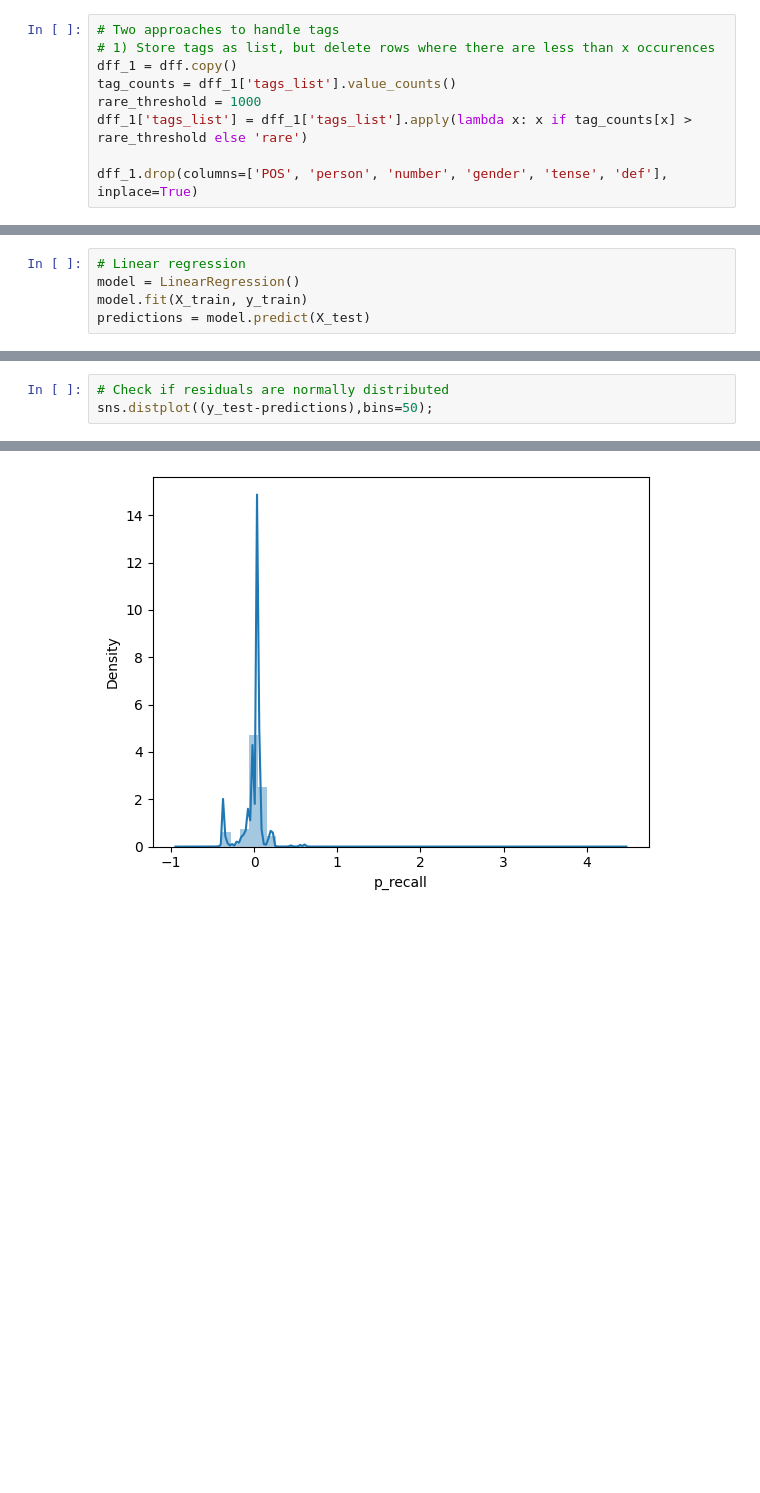
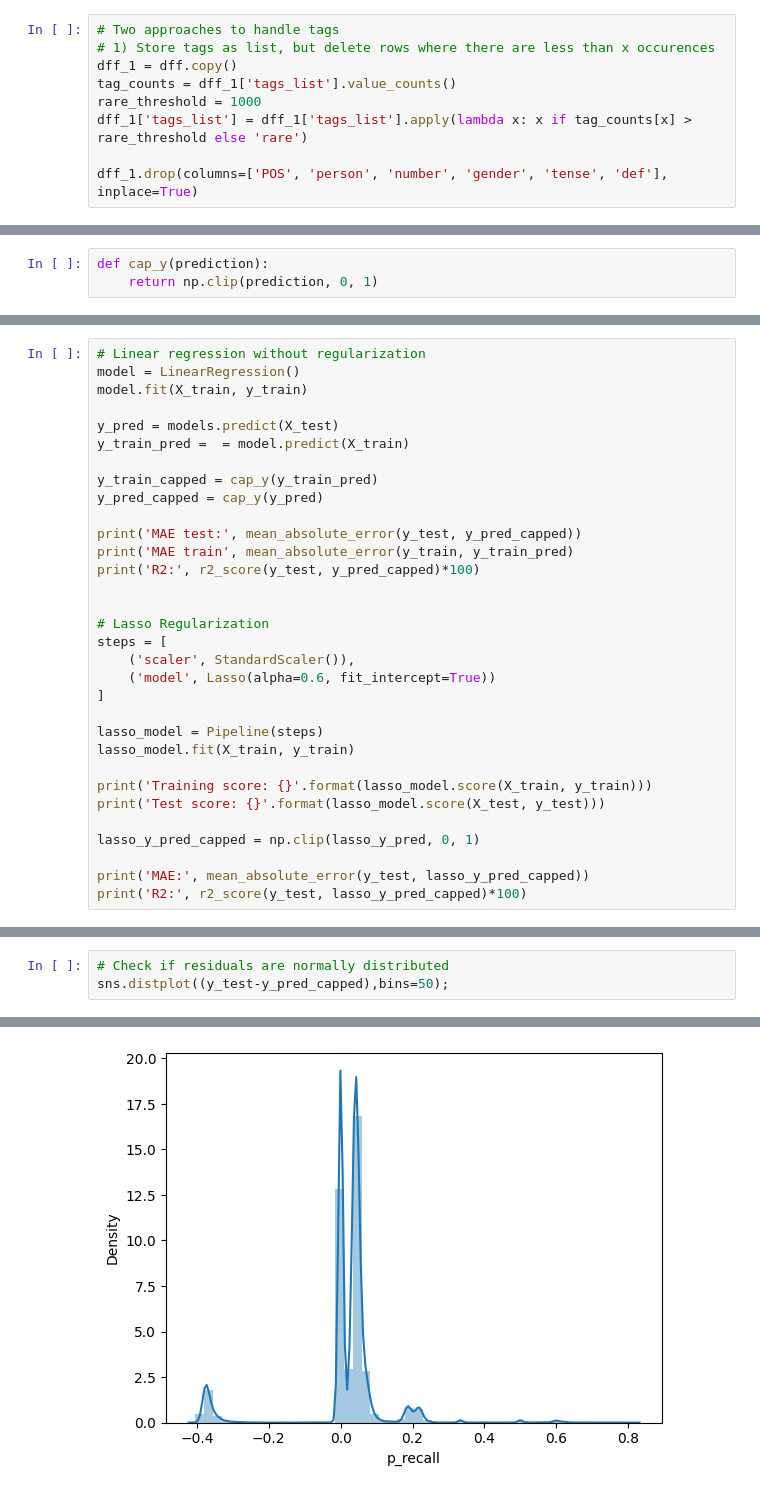
Before and after one commit to juliakubisa/spaced_repetition_algorithm, a Jupyter notebook: notebooks/baseline_models.ipynb, the cells around one changed output, grey strips where cells are left out. Drawn from its saved outputs; the diff is of its cells as text; blank space fills up the shorter version.

Commit message:
full pipeline

```diff
--- a/notebooks/baseline_models.ipynb
+++ b/notebooks/baseline_models.ipynb
@@ -162,0 +149,3 @@ X_test_scaled = scaler.transform(X_test)
+# %%
+def cap_y(prediction):
+    return np.clip(prediction, 0, 1)
@@ -163,5 +264,32 @@ X_test_scaled = scaler.transform(X_test)
 # %%
-# Linear regression
+# Linear regression without regularization
 model = LinearRegression()
 model.fit(X_train, y_train)
-predictions = model.predict(X_test)
+
+y_pred = models.predict(X_test)
+y_train_pred =  = model.predict(X_train)
+
+y_train_capped = cap_y(y_train_pred)
+y_pred_capped = cap_y(y_pred)
+
+print('MAE test:', mean_absolute_error(y_test, y_pred_capped))
+print('MAE train', mean_absolute_error(y_train, y_train_pred)
+print('R2:', r2_score(y_test, y_pred_capped)*100)
+
+
+# Lasso Regularization
+steps = [
+    ('scaler', StandardScaler()),
+    ('model', Lasso(alpha=0.6, fit_intercept=True))
+]
+
+lasso_model = Pipeline(steps)
+lasso_model.fit(X_train, y_train)
+
+print('Training score: {}'.format(lasso_model.score(X_train, y_train)))
+print('Test score: {}'.format(lasso_model.score(X_test, y_test)))
+
+lasso_y_pred_capped = np.clip(lasso_y_pred, 0, 1)
+
+print('MAE:', mean_absolute_error(y_test, lasso_y_pred_capped))
+print('R2:', r2_score(y_test, lasso_y_pred_capped)*100)
@@ -174,6 +300,6 @@ R2: 75.08412762305295
 # %%
 # Check if residuals are normally distributed
-sns.distplot((y_test-predictions),bins=50);
+sns.distplot((y_test-y_pred_capped),bins=50);
 # %% [output]
 `distplot` is a deprecated function and will be removed in seaborn v0.14.0.
 
@@ -187 +313 @@ https://gist.github.com/mwaskom/de44147ed2974457ad6372750bbe5751
-[figure, old version]
+[figure, new version]
```
Also changed, not shown: parts of 29 cells of this notebook.
